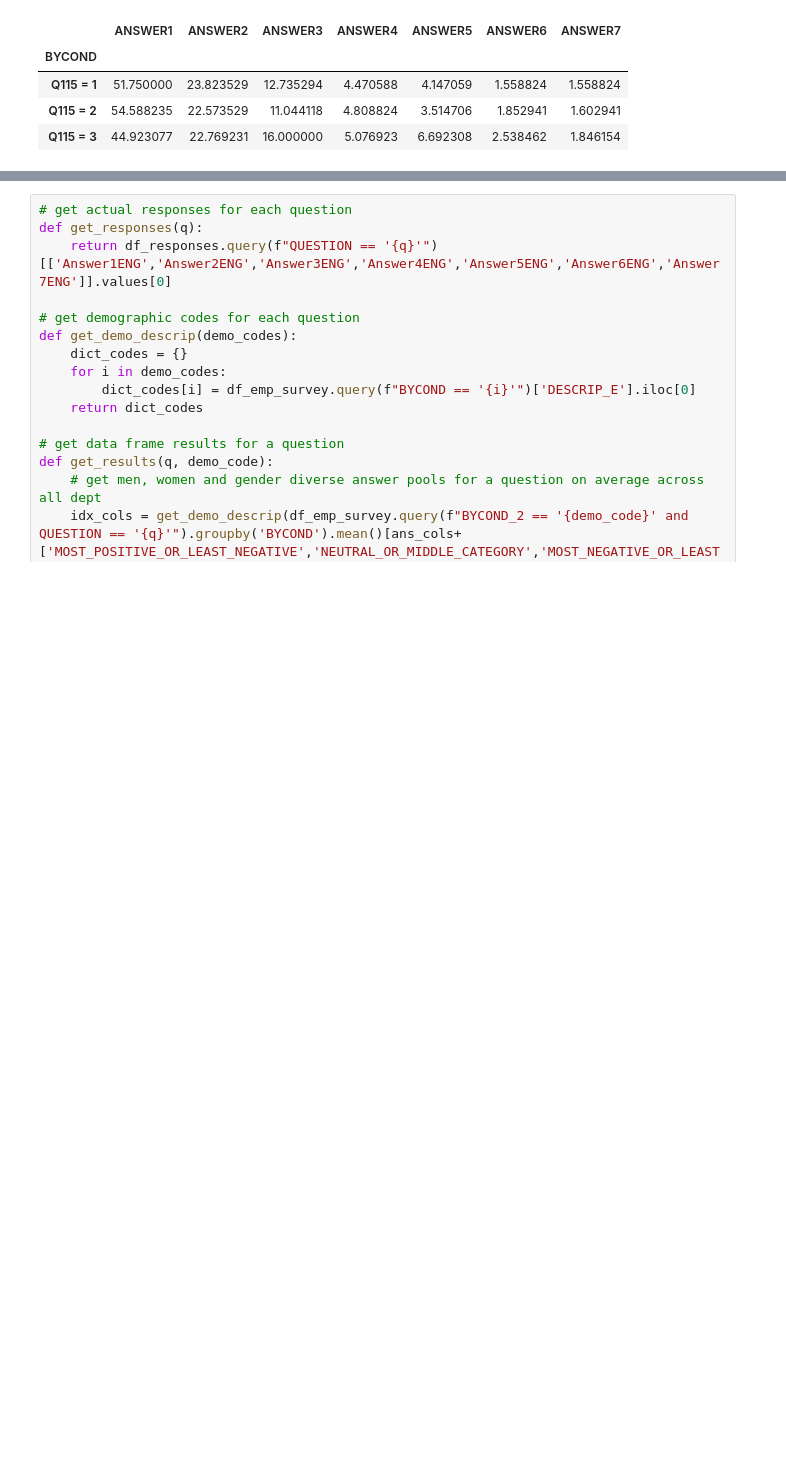
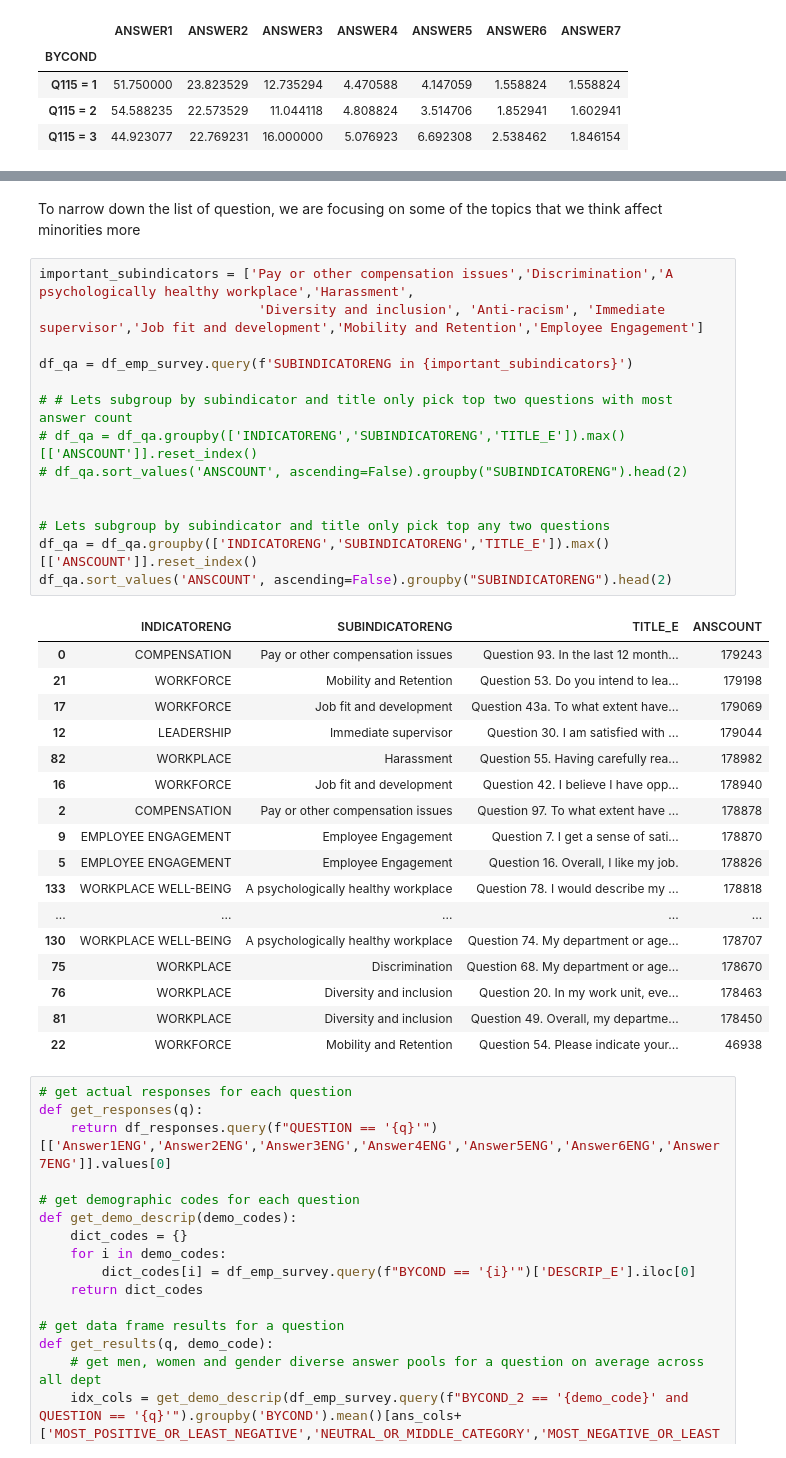
Before and after one commit to Sunnyc317/CanDev-equity_groups_talent_mobilization-, a Jupyter notebook: data_challenge.ipynb, the cells around one changed output, grey strips where cells are left out. Drawn from its saved outputs; the diff is of its cells as text; blank space fills up the shorter version.

```diff
--- a/data_challenge.ipynb
+++ b/data_challenge.ipynb
@@ -303,3 +273,37 @@ Question : Question 26. I feel that my immediate supervisor supports my career g
+# %% [markdown]
+To narrow down the list of question, we are focusing on some of the topics that we think affect minorities more
+# %%
+important_subindicators = ['Pay or other compensation issues','Discrimination','A psychologically healthy workplace','Harassment',
+                            'Diversity and inclusion', 'Anti-racism', 'Immediate supervisor','Job fit and development','Mobility and Retention','Employee Engagement']
+
+df_qa = df_emp_survey.query(f'SUBINDICATORENG in {important_subindicators}')
+
+# # Lets subgroup by subindicator and title only pick top two questions with most answer count
+# df_qa = df_qa.groupby(['INDICATORENG','SUBINDICATORENG','TITLE_E']).max()[['ANSCOUNT']].reset_index()
+# df_qa.sort_values('ANSCOUNT', ascending=False).groupby("SUBINDICATORENG").head(2)
+
+
+# Lets subgroup by subindicator and title only pick top any two questions
+df_qa = df_qa.groupby(['INDICATORENG','SUBINDICATORENG','TITLE_E']).max()[['ANSCOUNT']].reset_index()
+df_qa.sort_values('ANSCOUNT', ascending=False).groupby("SUBINDICATORENG").head(2)
+# %% [output]
+|  | INDICATORENG | SUBINDICATORENG | TITLE_E | ANSCOUNT |
+| 0 | COMPENSATION | Pay or other compensation issues | Question 93. In the last 12 month... | 179243 |
+| 21 | WORKFORCE | Mobility and Retention | Question 53. Do you intend to lea... | 179198 |
+| 17 | WORKFORCE | Job fit and development | Question 43a. To what extent have... | 179069 |
+| 12 | LEADERSHIP | Immediate supervisor | Question 30. I am satisfied with ... | 179044 |
+| 82 | WORKPLACE | Harassment | Question 55. Having carefully rea... | 178982 |
+| 16 | WORKFORCE | Job fit and development | Question 42. I believe I have opp... | 178940 |
+| 2 | COMPENSATION | Pay or other compensation issues | Question 97. To what extent have ... | 178878 |
+| 9 | EMPLOYEE ENGAGEMENT | Employee Engagement | Question 7. I get a sense of sati... | 178870 |
+| 5 | EMPLOYEE ENGAGEMENT | Employee Engagement | Question 16. Overall, I like my job. | 178826 |
+| 133 | WORKPLACE WELL-BEING | A psychologically healthy workplace | Question 78. I would describe my ... | 178818 |
+| ... | ... | ... | ... | ... |
+| 130 | WORKPLACE WELL-BEING | A psychologically healthy workplace | Question 74. My department or age... | 178707 |
+| 75 | WORKPLACE | Discrimination | Question 68. My department or age... | 178670 |
+| 76 | WORKPLACE | Diversity and inclusion | Question 20. In my work unit, eve... | 178463 |
+| 81 | WORKPLACE | Diversity and inclusion | Question 49. Overall, my departme... | 178450 |
+| 22 | WORKFORCE | Mobility and Retention | Question 54. Please indicate your... | 46938 |
 # %%
 # get actual responses for each question
 def get_responses(q):
```
Also changed, not shown: parts of 29 cells of this notebook.
